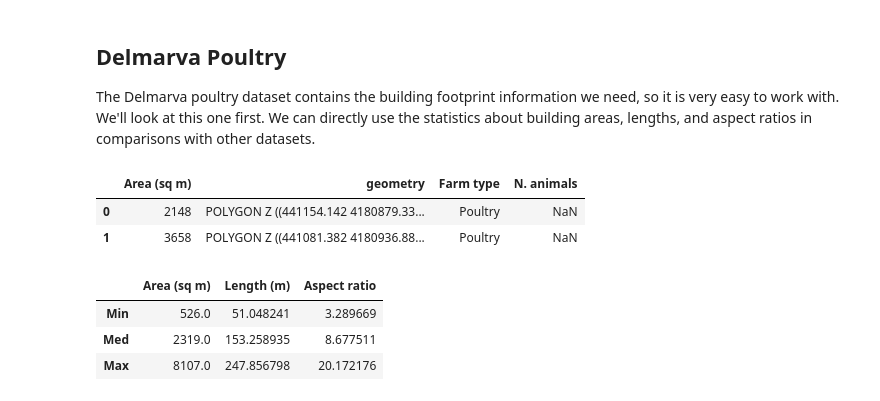
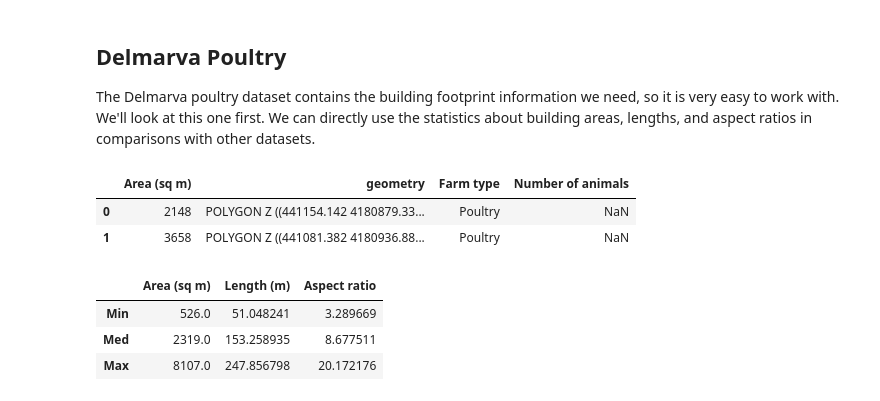
Before and after one commit to rachelemason/CAFO-AI, a Jupyter notebook: exploreUSAData.ipynb, the cells around one changed output. Saved outputs shown, nothing was run; the diff lists cells and outputs as text; code cells hidden in the pictures.

```diff
--- a/exploreUSAData.ipynb
+++ b/exploreUSAData.ipynb
@@ -60,17 +54,17 @@ The Delmarva poultry dataset contains the building footprint information we need
 # %%
 # Read in the DMV data and calculate lengths and aspect ratios
 
 f = "/content/drive/MyDrive/CAFO_data/USA/Delmarva_PL_House_Final/Delmarva_PL_House_Final2.shp"
 dmv = gpd.read_file(f)
 dmv.rename(columns={"AreaMeters": "Area (sq m)"}, inplace=True)
 dmv.loc[:, 'Farm type'] = 'Poultry'
-dmv.loc[:, 'N. animals'] = np.nan
+dmv.loc[:, 'Number of animals'] = np.nan
 display(dmv.head(2))
 
 temp = dmv['geometry'].minimum_rotated_rectangle().to_crs('EPSG:32618')
 dmv[['Length (m)', 'Aspect ratio']] = temp.apply(explore.calc_length_etc)
 # %% [output]
-|  | Area (sq m) | geometry | Farm type | N. animals |
+|  | Area (sq m) | geometry | Farm type | Number of animals |
 | 0 | 2148 | POLYGON Z ((441154.142 4180879.33... | Poultry | NaN |
 | 1 | 3658 | POLYGON Z ((441081.382 4180936.88... | Poultry | NaN |
 # %%
```
Also changed, not shown: parts of 6 cells of this notebook, 4 other files.
